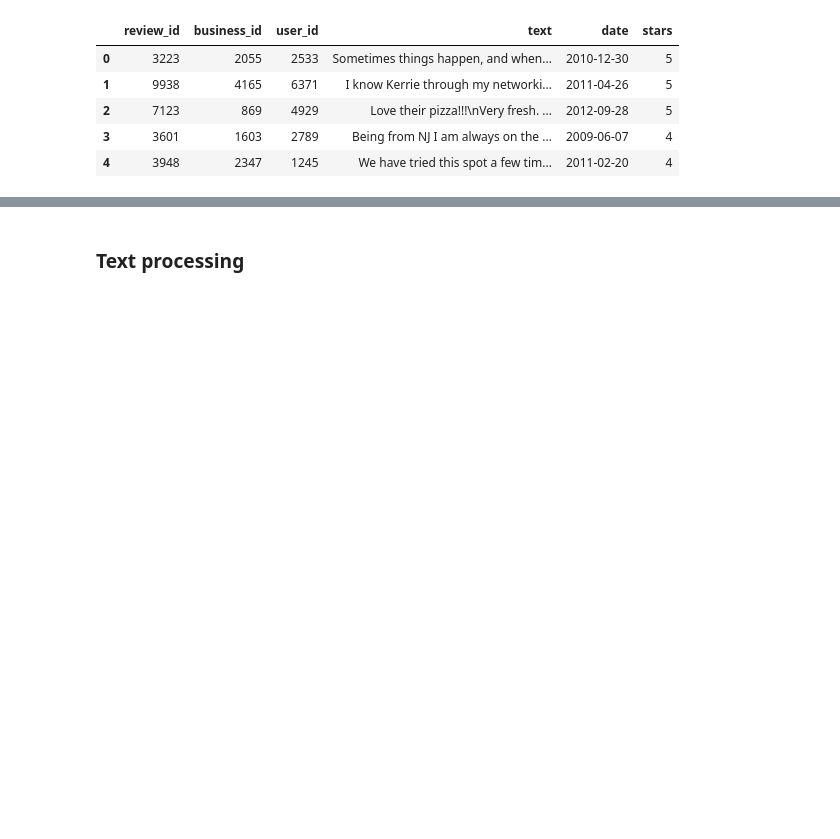
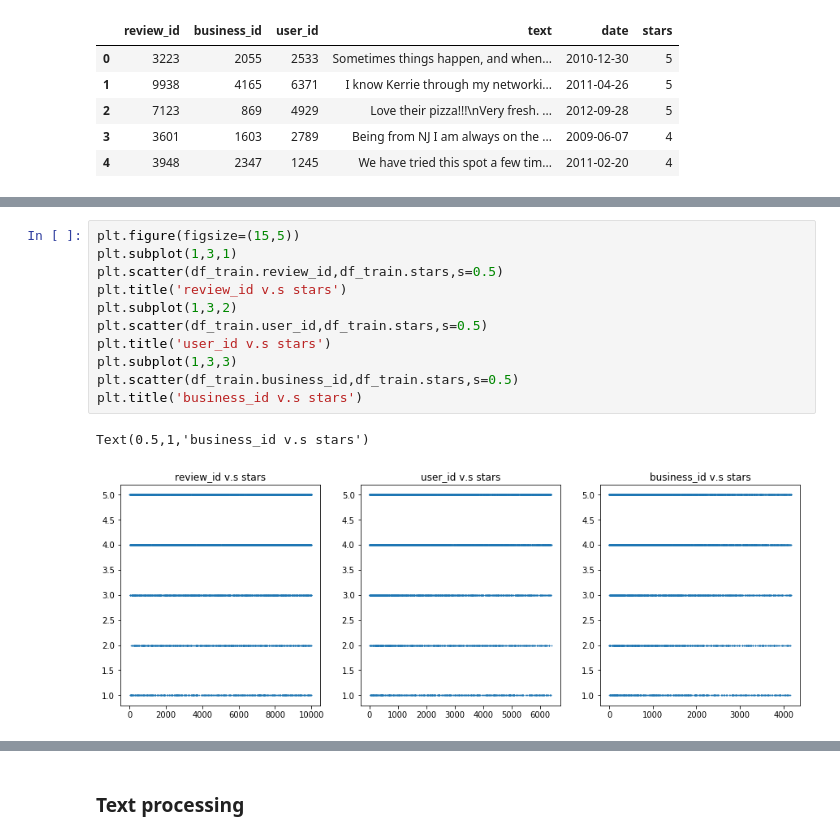
Before and after one commit to l3361269/data-science, a Jupyter notebook: Rating prediction based on collaborative filtering ,regression ,classfier.ipynb, the cells around one changed output, grey strips where cells are left out. Saved outputs shown, nothing was run; the diff lists cells and outputs as text; blank space fills up the shorter version.

```diff
--- a/Rating prediction based on collaborative filtering ,regression ,classfier.ipynb
+++ b/Rating prediction based on collaborative filtering ,regression ,classfier.ipynb
@@ -39,0 +36,14 @@ for i in df_train.itertuples():
+# %%
+plt.figure(figsize=(15,5))
+plt.subplot(1,3,1)
+plt.scatter(df_train.review_id,df_train.stars,s=0.5)
+plt.title('review_id v.s stars')
+plt.subplot(1,3,2)
+plt.scatter(df_train.user_id,df_train.stars,s=0.5)
+plt.title('user_id v.s stars')
+plt.subplot(1,3,3)
+plt.scatter(df_train.business_id,df_train.stars,s=0.5)
+plt.title('business_id v.s stars')
+# %% [output]
+Text(0.5,1,'business_id v.s stars')
+[figure, added]
```
Also changed, not shown: parts of 35 cells of this notebook.
